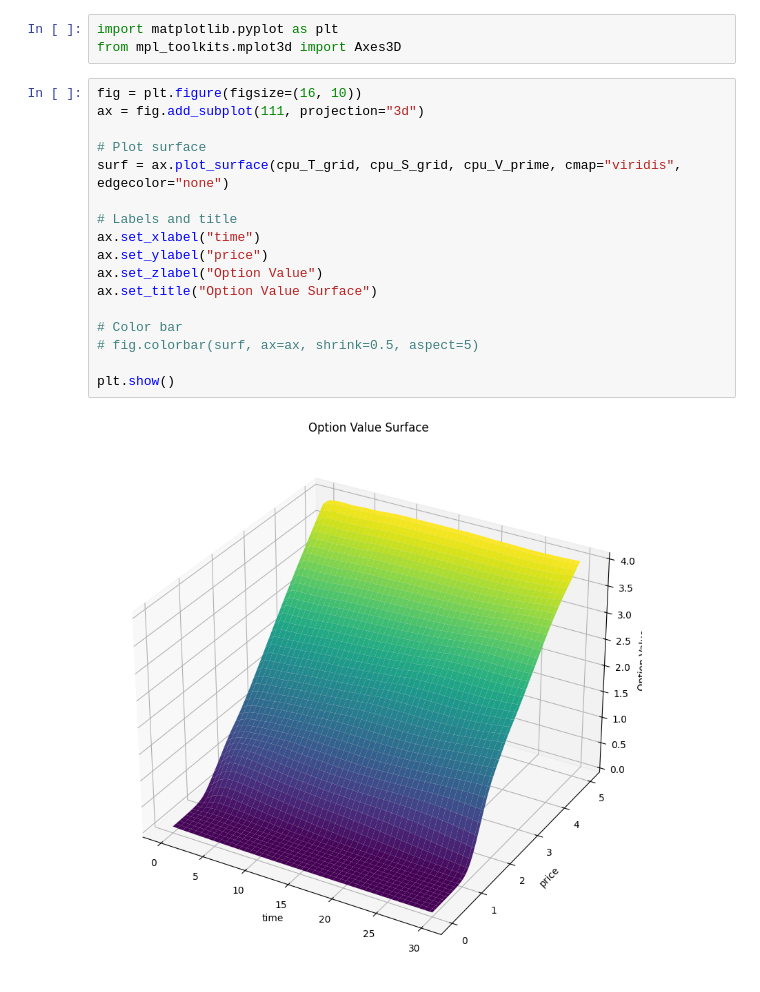
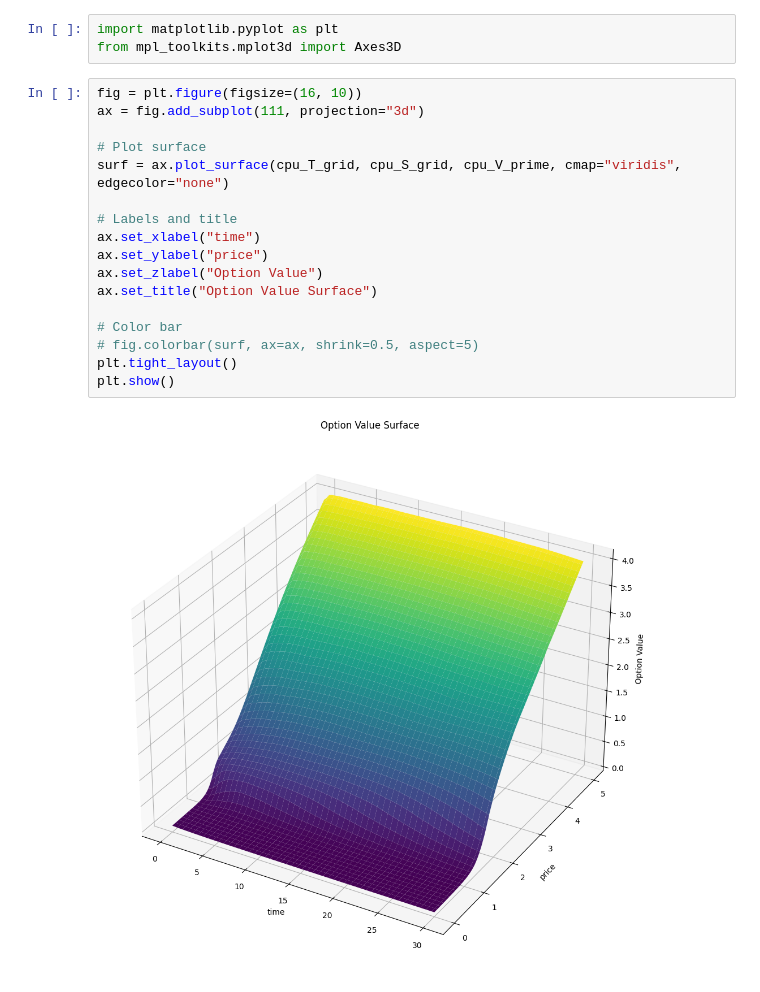
Before and after one commit to izzak98/opt-price, a Jupyter notebook: storm_viz.ipynb, the cells around one changed output. Drawn from its saved outputs; the diff is of its cells as text.

```diff
--- a/storm_viz.ipynb
+++ b/storm_viz.ipynb
@@ -55,22 +55,22 @@ from mpl_toolkits.mplot3d import Axes3D
 # %%
 fig = plt.figure(figsize=(16, 10))
 ax = fig.add_subplot(111, projection="3d")
 
 # Plot surface
 surf = ax.plot_surface(cpu_T_grid, cpu_S_grid, cpu_V_prime, cmap="viridis", edgecolor="none")
 
 # Labels and title
 ax.set_xlabel("time")
 ax.set_ylabel("price")
 ax.set_zlabel("Option Value")
 ax.set_title("Option Value Surface")
 
 # Color bar
 # fig.colorbar(surf, ax=ax, shrink=0.5, aspect=5)
-
+plt.tight_layout()
 plt.show()
 # %% [output]
-[figure, old version]
+[figure, new version]
 # %%
 cpu_V_prime.max()
 # %% [output]
```
Also changed, not shown: parts of 3 cells of this notebook, 3 other files.
